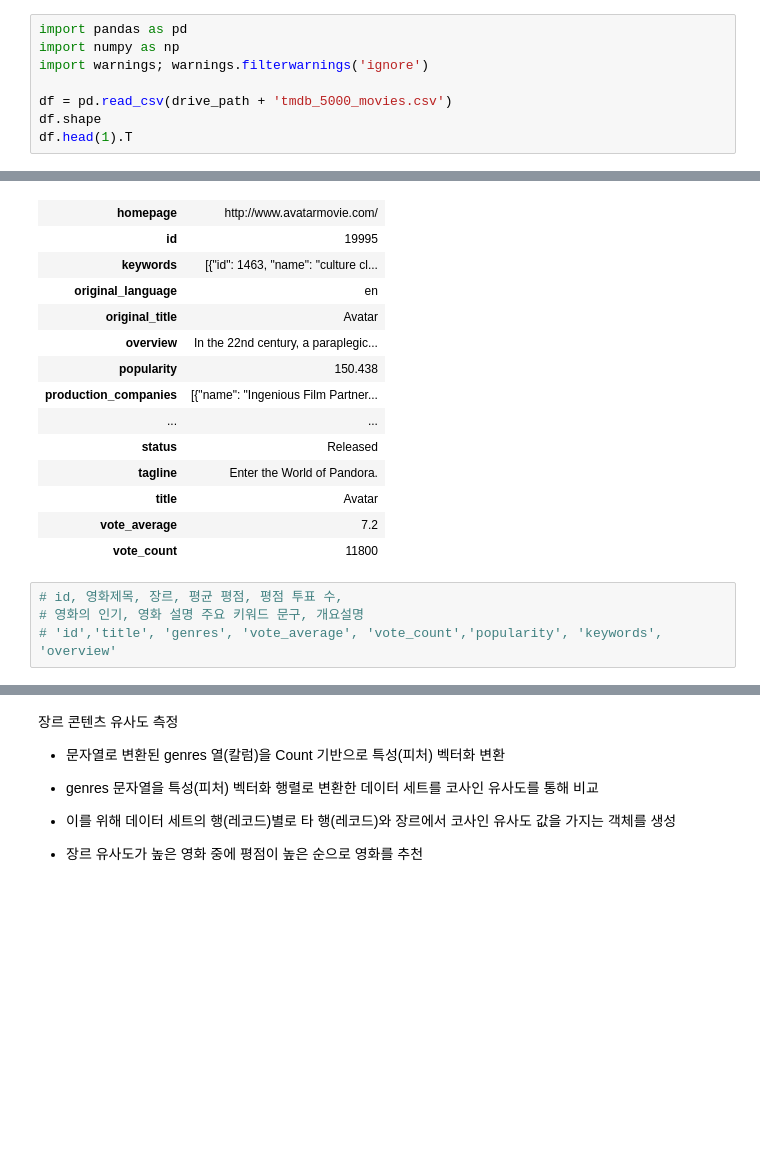
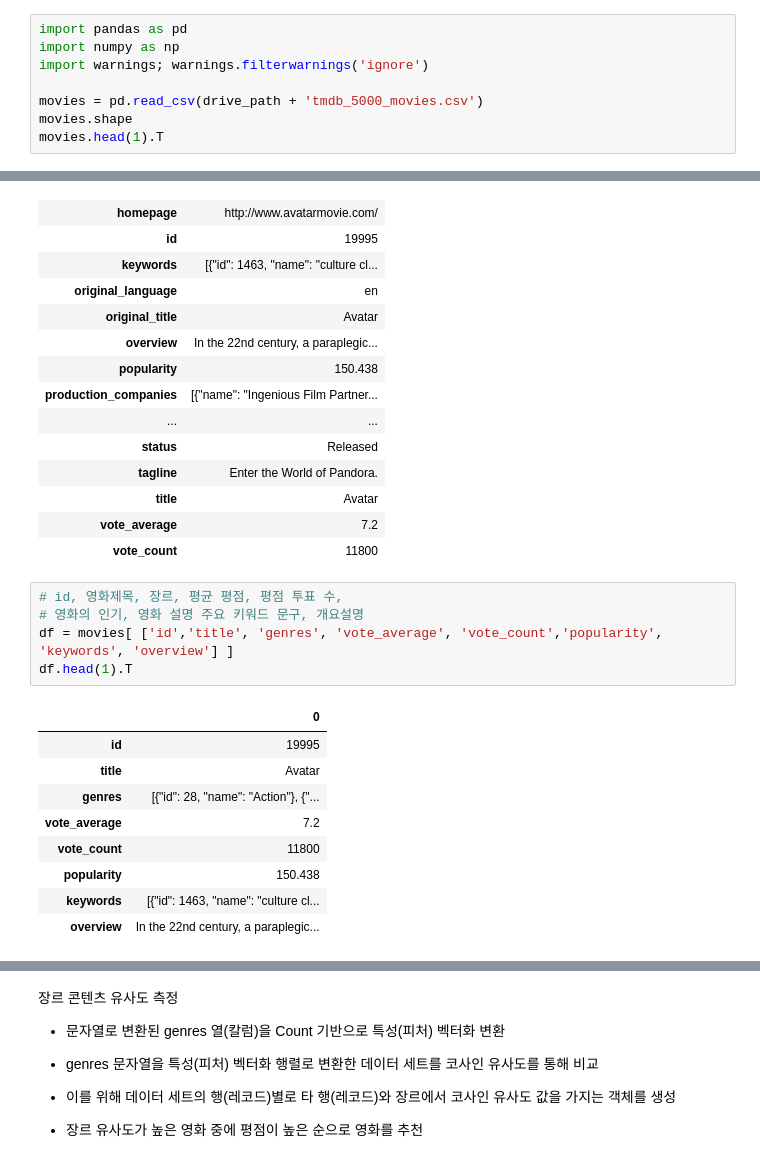
Before and after one commit to purin715/MachineLearning, a Jupyter notebook: ml_19_추천시스템.ipynb의 사본.ipynb, the cells around one changed output, grey strips where cells are left out. Cells and saved outputs as stored; diff of their text form; blank space fills up the shorter version.

```diff
--- a/ml_19_추천시스템.ipynb의 사본.ipynb
+++ b/ml_19_추천시스템.ipynb의 사본.ipynb
@@ -55,9 +74,9 @@ import pandas as pd
 import numpy as np
 import warnings; warnings.filterwarnings('ignore')
 
-df = pd.read_csv(drive_path + 'tmdb_5000_movies.csv')
-df.shape
-df.head(1).T
+movies = pd.read_csv(drive_path + 'tmdb_5000_movies.csv')
+movies.shape
+movies.head(1).T
 # %% [output]
 |  | 0 |
 | budget | 237000000 |
@@ -79,4 +98,15 @@ df.head(1).T
 # %%
 # id, 영화제목, 장르, 평균 평점, 평점 투표 수,
 # 영화의 인기, 영화 설명 주요 키워드 문구, 개요설명
-# 'id','title', 'genres', 'vote_average', 'vote_count','popularity', 'keywords', 'overview'
+df = movies[ ['id','title', 'genres', 'vote_average', 'vote_count','popularity', 'keywords', 'overview'] ]
+df.head(1).T
+# %% [output]
+|  | 0 |
+| id | 19995 |
+| title | Avatar |
+| genres | [{"id": 28, "name": "Action"}, {"... |
+| vote_average | 7.2 |
+| vote_count | 11800 |
+| popularity | 150.438 |
+| keywords | [{"id": 1463, "name": "culture cl... |
+| overview | In the 22nd century, a paraplegic... |
```
Also changed, not shown: parts of 9 cells of this notebook.
